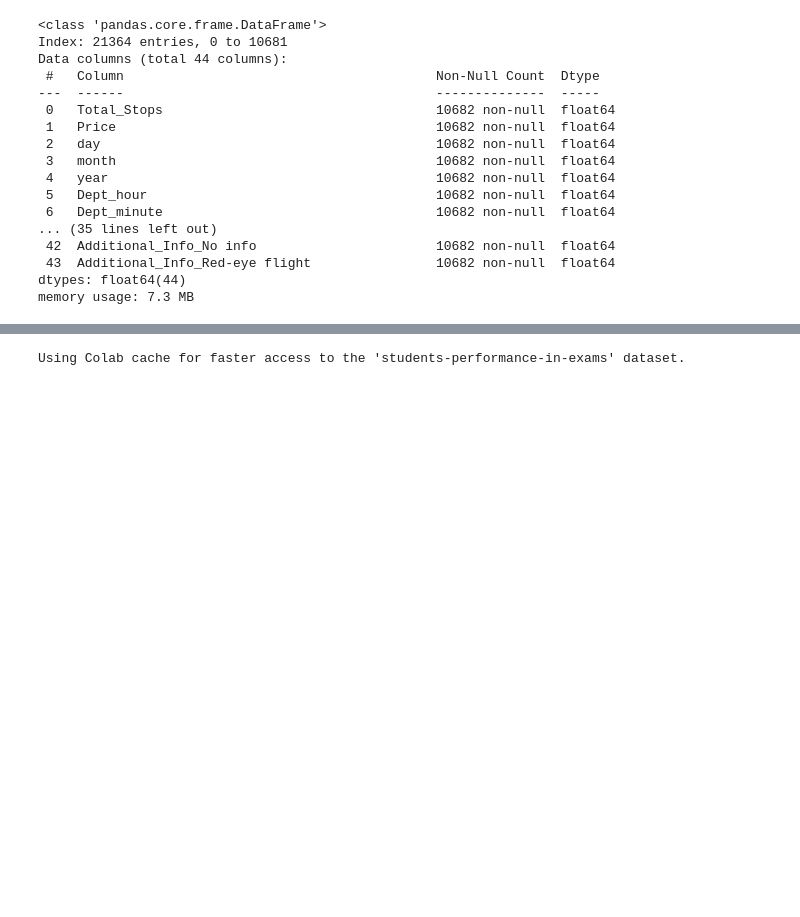
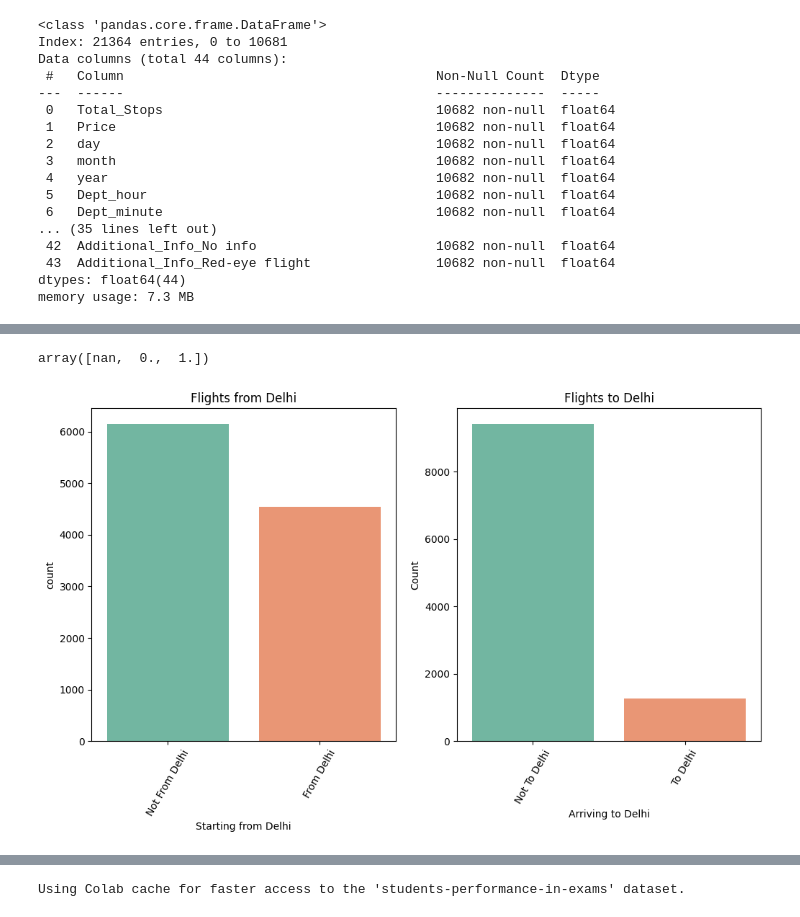
Before and after one commit to ydv-prince/EDA, a Jupyter notebook: 6_EDA_Flight_Price_data.ipynb, the cells around one changed output, grey strips where cells are left out. Cells and saved outputs as stored; diff of their text form; code cells hidden in the pictures; blank space fills up the shorter version.

```diff
--- a/6_EDA_Flight_Price_data.ipynb
+++ b/6_EDA_Flight_Price_data.ipynb
@@ -761,0 +820,25 @@ memory usage: 7.3 MB
+# %%
+final_df['Source_Delhi'].unique()
+# %% [output]
+array([nan,  0.,  1.])
+# %%
+df_for_plot = final_df.reset_index(drop = True)
+
+plt.figure(figsize = (12,6))
+plt.subplot(1,2,1)
+sns.countplot(x = 'Source_Delhi', data = df_for_plot, palette = 'Set2')
+plt.title('Flights from Delhi')
+plt.xlabel('Starting from Delhi')
+plt.xticks([0,1], ['Not From Delhi', 'From Delhi'], rotation = 60)
+plt.ylabel('count')
+
+plt.subplot(1,2,2)
+sns.countplot(x = 'Destination_Delhi', data = df_for_plot, palette = 'Set2')
+plt.title('Flights to Delhi')
+plt.xlabel('Arriving to Delhi')
+plt.xticks([0,1], ['Not To Delhi', 'To Delhi'], rotation = 60)
+plt.ylabel('Count')
+
+plt.show()
+# %% [output]
+[figure, added]
```
Also changed, not shown: parts of 32 cells of this notebook.
